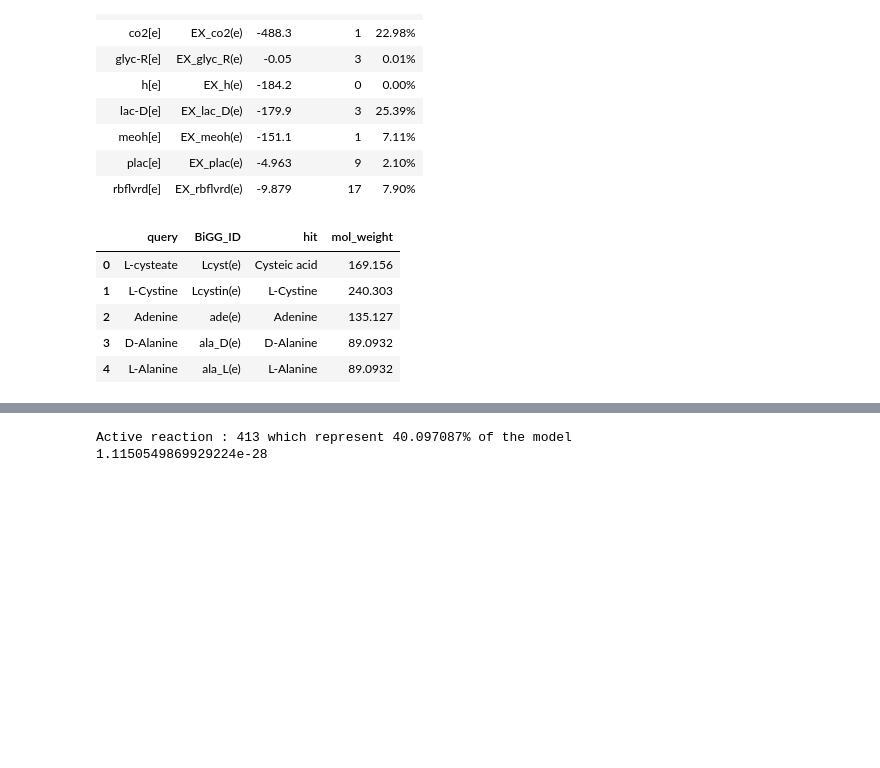
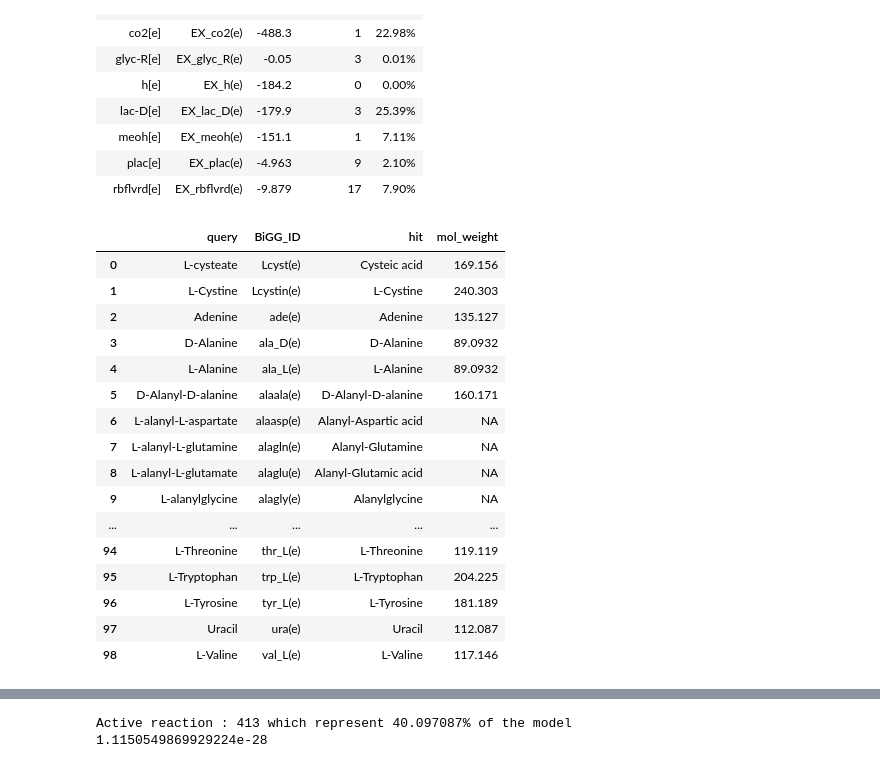
Before and after one commit to PrabJ/Flux_Balance_F_Prausnitzii, a Jupyter notebook: Metabolic_flux.ipynb, the cells around one changed output, grey strips where cells are left out. Drawn from its saved outputs; the diff is of its cells as text; code cells hidden in the pictures; blank space fills up the shorter version.

Commit message:
Added molecular weights to compounds

```diff
--- a/Metabolic_flux.ipynb
+++ b/Metabolic_flux.ipynb
@@ -742,31 +742,42 @@ headers = {
     'Content-Type': "application/json",
     'cache-control': "no-cache",
     }
 
 response = requests.request("POST", url, data=payload, headers=headers)
 
 dict=json.loads(response.text)
 mapped_compounds=pd.DataFrame(dict)
 
 mol_weight=[]
 for i in mapped_compounds["chebi_id"]:
     try:
         x= ChebiEntity(str(i))
         mol_weight.append(x.get_mass())
     except:
         mol_weight.append("NA")
         continue
 
 mapped_compounds["mol_weight"]=mol_weight
 mapped_compounds["BiGG_ID"]=[final_test_model.reactions.get_by_id(compound_id).id[3:] for compound_id in final_test_model.medium]
 weights=mapped_compounds[["query", "BiGG_ID", "hit", "mol_weight"]]
-weights.head()
+weights
 # weight: g/mol
 # flux: mmol/g/hr
 # %% [output]
 |  | query | BiGG_ID | hit | mol_weight |
 | 0 | L-cysteate | Lcyst(e) | Cysteic acid | 169.156 |
 | 1 | L-Cystine | Lcystin(e) | L-Cystine | 240.303 |
 | 2 | Adenine | ade(e) | Adenine | 135.127 |
 | 3 | D-Alanine | ala_D(e) | D-Alanine | 89.0932 |
 | 4 | L-Alanine | ala_L(e) | L-Alanine | 89.0932 |
+| 5 | D-Alanyl-D-alanine | alaala(e) | D-Alanyl-D-alanine | 160.171 |
+| 6 | L-alanyl-L-aspartate | alaasp(e) | Alanyl-Aspartic acid | NA |
+| 7 | L-alanyl-L-glutamine | alagln(e) | Alanyl-Glutamine | NA |
+| 8 | L-alanyl-L-glutamate | alaglu(e) | Alanyl-Glutamic acid | NA |
+| 9 | L-alanylglycine | alagly(e) | Alanylglycine | NA |
+| ... | ... | ... | ... | ... |
+| 94 | L-Threonine | thr_L(e) | L-Threonine | 119.119 |
+| 95 | L-Tryptophan | trp_L(e) | L-Tryptophan | 204.225 |
+| 96 | L-Tyrosine | tyr_L(e) | L-Tyrosine | 181.189 |
+| 97 | Uracil | ura(e) | Uracil | 112.087 |
+| 98 | L-Valine | val_L(e) | L-Valine | 117.146 |
```
Also changed, not shown: parts of 9 cells of this notebook.
